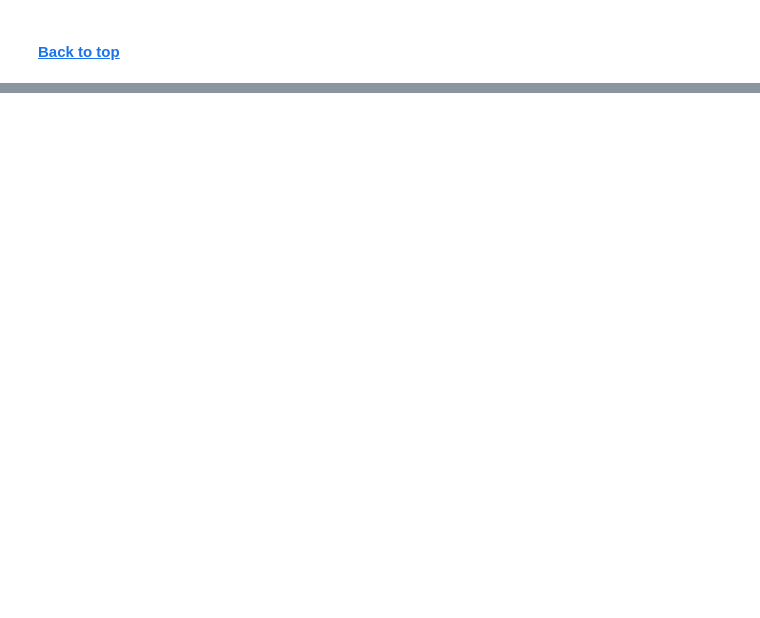
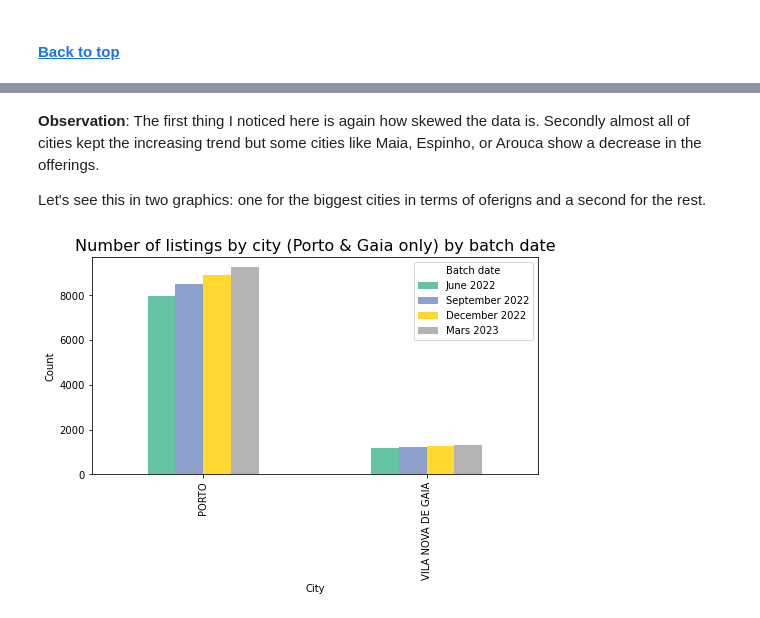
Before and after one commit to bruno-f7s/portfolio, a Jupyter notebook: airbnb-porto-2023/airbnb-porto-2023-eda.ipynb, the cells around one changed output, grey strips where cells are left out. Cells and saved outputs as stored; diff of their text form; code cells hidden in the pictures; blank space fills up the shorter version.

```diff
--- a/airbnb-porto-2023/airbnb-porto-2023-eda.ipynb
+++ b/airbnb-porto-2023/airbnb-porto-2023-eda.ipynb
@@ -337,0 +424,17 @@ In this section I looked at the distribution of some features, calculated some i
+# %%
+# create the count of listings by batch date by city
+value_counts = full_data_df.groupby(["calendar_last_scraped", "neighbourhood_group_cleansed"]).size().unstack()
+
+# change the date format to extensive for visualization purposes
+index_mapping = {"2022-06-01" : "June 2022",
+                 "2022-09-01" : "September 2022",
+                 "2022-12-01" : "December 2022",
+                 "2023-03-01" : "Mars 2023"}
+
+value_counts = value_counts.sort_index()
+value_counts = value_counts.reset_index()
+value_counts['calendar_last_scraped'] = value_counts['calendar_last_scraped'].astype(str).replace(index_mapping)
+value_counts = value_counts.set_index('calendar_last_scraped')
+value_counts = value_counts.T
+
+value_counts.reset_index().sort_values("Mars 2023", ascending=False).style.hide_index()
@@ -337,0 +460,21 @@ In this section I looked at the distribution of some features, calculated some i
+# %% [markdown]
+__Observation__: The first thing I noticed here is again how skewed the data is. Secondly almost all of cities kept the increasing trend but some cities like Maia, Espinho, or Arouca show a decrease in the offerings.
+
+Let's see this in two graphics: one for the biggest cities in terms of oferigns and a second for the rest.
+# %%
+# create a separated Dataframe with the results from the table above
+value_counts_by_city = value_counts.reset_index().sort_values("Mars 2023", ascending=False)
+value_counts_by_city = value_counts_by_city.set_index('neighbourhood_group_cleansed')
+# %%
+# Plot the 1st bar chat
+ax = value_counts_by_city[value_counts_by_city.index.isin(["PORTO","VILA NOVA DE GAIA"])].plot.bar(figsize=(8,4), legend=True, cmap='Set2')
+
+ax.set_title("Number of listings by city (Porto & Gaia only) by batch date", fontsize=16)
+ax.set_xlabel("City")
+ax.set_ylabel("Count")
+
+plt.legend(title="Batch date")
+
+plt.show()
+# %% [output]
+[figure, added]
```
Also changed, not shown: parts of 50 cells of this notebook.
